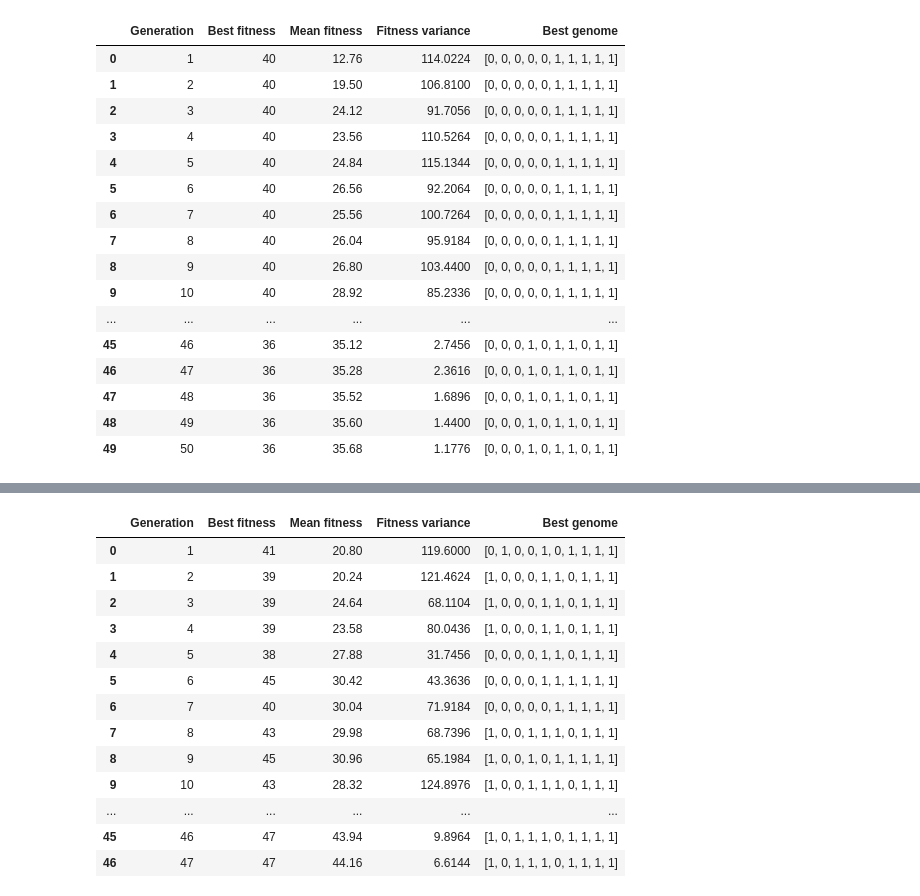
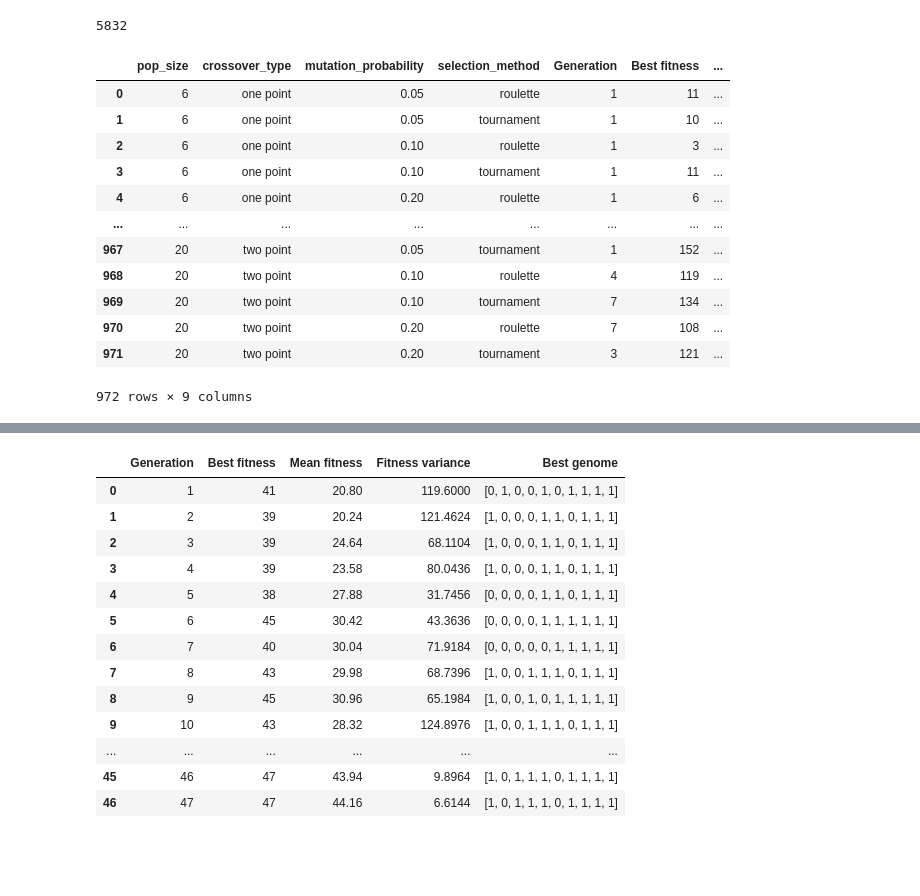
Before and after one commit to Mathias-Yap/knapsack-TSP-evo-alg, a Jupyter notebook: src/experiments.ipynb, the cells around one changed output, grey strips where cells are left out. Saved outputs shown, nothing was run; the diff lists cells and outputs as text; code cells hidden in the pictures; blank space fills up the shorter version.

```diff
--- a/src/experiments.ipynb
+++ b/src/experiments.ipynb
@@ -58,21 +69,15 @@ for problem in problems:
+# %%
+from tqdm import tqdm
+for alg in tqdm(algs):
+    alg.run(50)
+# %%
+import pickle
+def save_object(obj, filename):
+    with open(filename, 'wb') as outp:  # Overwrites any existing file.
+        pickle.dump(obj, outp, pickle.HIGHEST_PROTOCOL)
+
+# sample usage
+for i, alg in enumerate(algs):
+    save_object(algs[i], 'objects1/'+str(i)+'.pkl')
 # %%
-algs[7].run(50)
-algs[7].get_history()
+algs[50].run(50)
-# %% [output]
-|  | Generation | Best fitness | Mean fitness | Fitness variance | Best genome |
-| 0 | 1 | 40 | 12.76 | 114.0224 | [0, 0, 0, 0, 0, 1, 1, 1, 1, 1] |
-| 1 | 2 | 40 | 19.50 | 106.8100 | [0, 0, 0, 0, 0, 1, 1, 1, 1, 1] |
-| 2 | 3 | 40 | 24.12 | 91.7056 | [0, 0, 0, 0, 0, 1, 1, 1, 1, 1] |
-| 3 | 4 | 40 | 23.56 | 110.5264 | [0, 0, 0, 0, 0, 1, 1, 1, 1, 1] |
-| 4 | 5 | 40 | 24.84 | 115.1344 | [0, 0, 0, 0, 0, 1, 1, 1, 1, 1] |
-| 5 | 6 | 40 | 26.56 | 92.2064 | [0, 0, 0, 0, 0, 1, 1, 1, 1, 1] |
-| 6 | 7 | 40 | 25.56 | 100.7264 | [0, 0, 0, 0, 0, 1, 1, 1, 1, 1] |
-| 7 | 8 | 40 | 26.04 | 95.9184 | [0, 0, 0, 0, 0, 1, 1, 1, 1, 1] |
-| 8 | 9 | 40 | 26.80 | 103.4400 | [0, 0, 0, 0, 0, 1, 1, 1, 1, 1] |
-| 9 | 10 | 40 | 28.92 | 85.2336 | [0, 0, 0, 0, 0, 1, 1, 1, 1, 1] |
-| ... | ... | ... | ... | ... | ... |
-| 45 | 46 | 36 | 35.12 | 2.7456 | [0, 0, 0, 1, 0, 1, 1, 0, 1, 1] |
-| 46 | 47 | 36 | 35.28 | 2.3616 | [0, 0, 0, 1, 0, 1, 1, 0, 1, 1] |
-| 47 | 48 | 36 | 35.52 | 1.6896 | [0, 0, 0, 1, 0, 1, 1, 0, 1, 1] |
-| 48 | 49 | 36 | 35.60 | 1.4400 | [0, 0, 0, 1, 0, 1, 1, 0, 1, 1] |
-| 49 | 50 | 36 | 35.68 | 1.1776 | [0, 0, 0, 1, 0, 1, 1, 0, 1, 1] |
@@ -79,3 +86,44 @@ algs[7].get_history()
+# %%
+len(algs)
+# %% [output]
+5832
+# %%
+import pandas as pd
+data = []
+for alg in algs:
+    # Extract algorithm parameters and performance metrics
+    parameters = {
+        'pop_size': alg.pop_size,
+        'crossover_type': alg.crossover_type,
+        'mutation_probability': alg.mutation_probability,
+        'selection_method': alg.selection_method
+    }
+    history = alg.get_history()
+    # Combine parameters and history
+    row_data = {**parameters, **history.iloc[history['Best fitness'].idxmax()]}
+
+    # Append to the data list
+    data.append(row_data)
+
+    max_fitness_index = alg.get_history()['Best fitness'].idxmax()
+    best_row = history.loc[max_fitness_index]
+df = pd.DataFrame(data)
+# %%
+df
+# %% [output]
+|  | pop_size | crossover_type | mutation_probability | selection_method | Generation | Best fitness | ... |
+| 0 | 6 | one point | 0.05 | roulette | 1 | 11 | ... |
+| 1 | 6 | one point | 0.05 | tournament | 1 | 10 | ... |
+| 2 | 6 | one point | 0.10 | roulette | 1 | 3 | ... |
+| 3 | 6 | one point | 0.10 | tournament | 1 | 11 | ... |
+| 4 | 6 | one point | 0.20 | roulette | 1 | 6 | ... |
+| ... | ... | ... | ... | ... | ... | ... | ... |
+| 967 | 20 | two point | 0.05 | tournament | 1 | 152 | ... |
+| 968 | 20 | two point | 0.10 | roulette | 4 | 119 | ... |
+| 969 | 20 | two point | 0.10 | tournament | 7 | 134 | ... |
+| 970 | 20 | two point | 0.20 | roulette | 7 | 108 | ... |
+| 971 | 20 | two point | 0.20 | tournament | 3 | 121 | ... |
+972 rows × 9 columns
 # %%
 alg = genetic_alg(
     pop_size=50,
```
Also changed, not shown: parts of 8 cells of this notebook, 2 other files.
